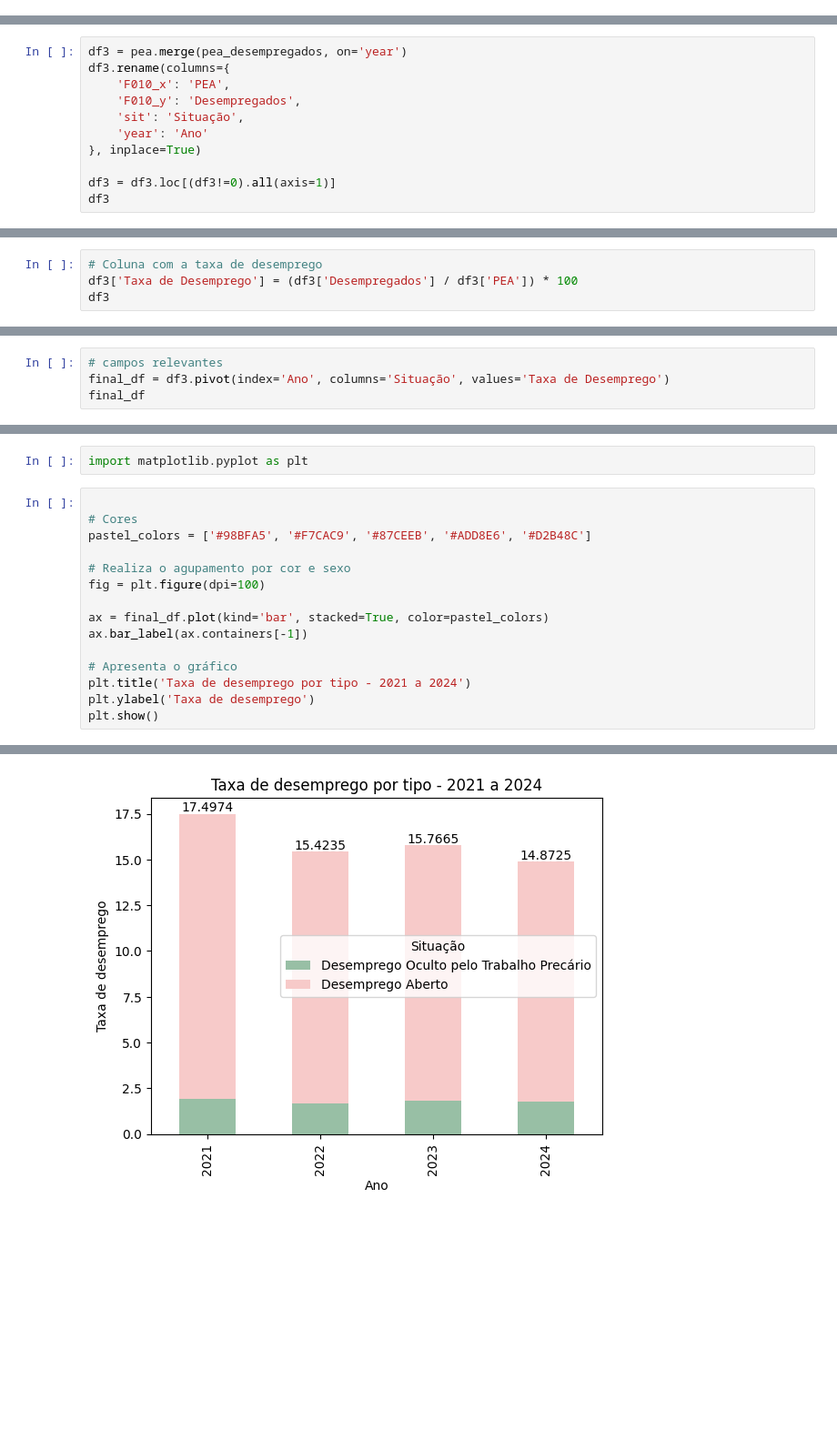
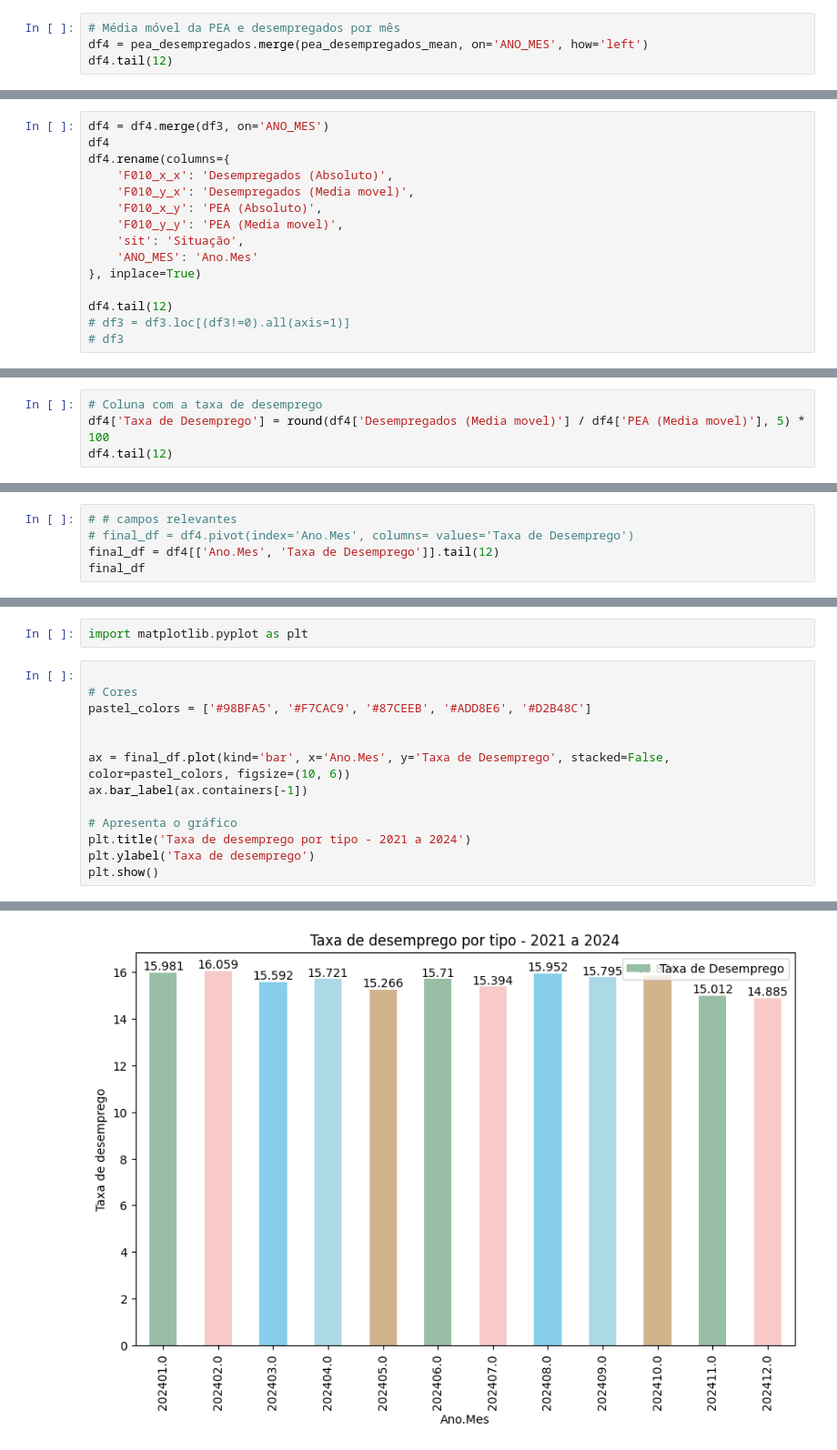
Before and after one commit to mlemosf/jupyter-example, a Jupyter notebook: ped/taxa-desemprego-port-tipo-ped.ipynb, the cells around one changed output, grey strips where cells are left out. Shown at 91% size. Saved outputs shown, nothing was run; the diff lists cells and outputs as text; blank space fills up the shorter version.

```diff
--- a/ped/taxa-desemprego-port-tipo-ped.ipynb
+++ b/ped/taxa-desemprego-port-tipo-ped.ipynb
@@ -186,0 +266,4 @@ pea_desempregados
+# %%
+# Média móvel da PEA e desempregados por mês
+df4 = pea_desempregados.merge(pea_desempregados_mean, on='ANO_MES', how='left')
+df4.tail(12)
@@ -187,12 +284,16 @@ pea_desempregados
 # %%
-df3 = pea.merge(pea_desempregados, on='year')
-df3.rename(columns={
-    'F010_x': 'PEA',
-    'F010_y': 'Desempregados',
+df4 = df4.merge(df3, on='ANO_MES')
+df4
+df4.rename(columns={
+    'F010_x_x': 'Desempregados (Absoluto)',
+    'F010_y_x': 'Desempregados (Media movel)',
+    'F010_x_y': 'PEA (Absoluto)',
+    'F010_y_y': 'PEA (Media movel)',
     'sit': 'Situação',
-    'year': 'Ano'
+    'ANO_MES': 'Ano.Mes'
 }, inplace=True)
 
-df3 = df3.loc[(df3!=0).all(axis=1)]
-df3
+df4.tail(12)
+# df3 = df3.loc[(df3!=0).all(axis=1)]
+# df3
 # %% [output]
@@ -208,5 +313,5 @@ df3
 # %%
 # Coluna com a taxa de desemprego
-df3['Taxa de Desemprego'] = (df3['Desempregados'] / df3['PEA']) * 100
-df3
+df4['Taxa de Desemprego'] = round(df4['Desempregados (Media movel)'] / df4['PEA (Media movel)'], 5) * 100
+df4.tail(12)
 # %% [output]
@@ -222,5 +331,6 @@ df3
 # %%
-# campos relevantes
-final_df = df3.pivot(index='Ano', columns='Situação', values='Taxa de Desemprego')
+# # campos relevantes
+# final_df = df4.pivot(index='Ano.Mes', columns= values='Taxa de Desemprego')
+final_df = df4[['Ano.Mes', 'Taxa de Desemprego']].tail(12)
 final_df
 # %% [output]
@@ -243,10 +360,8 @@ import matplotlib.pyplot as plt
 # Cores
 pastel_colors = ['#98BFA5', '#F7CAC9', '#87CEEB', '#ADD8E6', '#D2B48C']
 
-# Realiza o agupamento por cor e sexo
-fig = plt.figure(dpi=100)
 
-ax = final_df.plot(kind='bar', stacked=True, color=pastel_colors)
+ax = final_df.plot(kind='bar', x='Ano.Mes', y='Taxa de Desemprego', stacked=False, color=pastel_colors, figsize=(10, 6))
 ax.bar_label(ax.containers[-1])
 
 # Apresenta o gráfico
@@ -258 +372 @@ plt.show()
-[figure, old version]
+[figure, new version]
```
Also changed, not shown: parts of 16 cells of this notebook.
